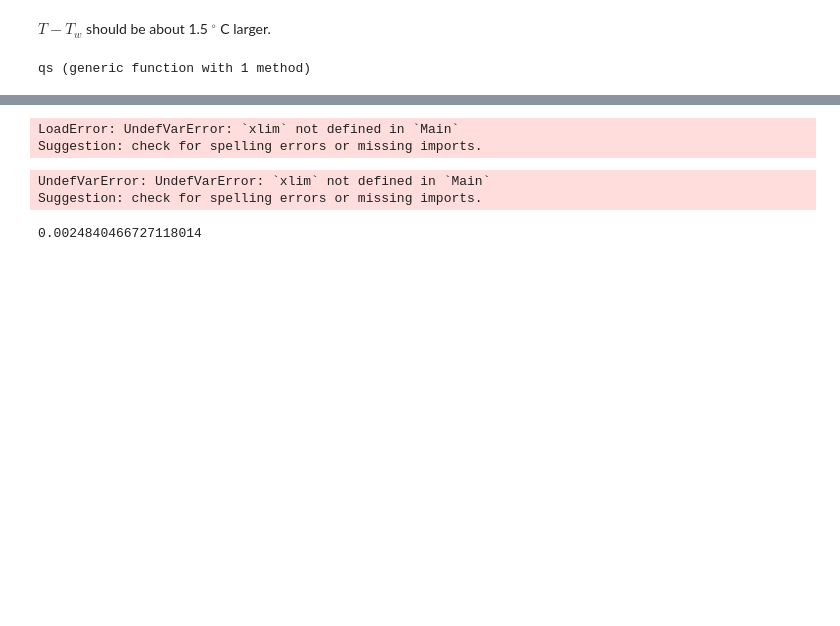
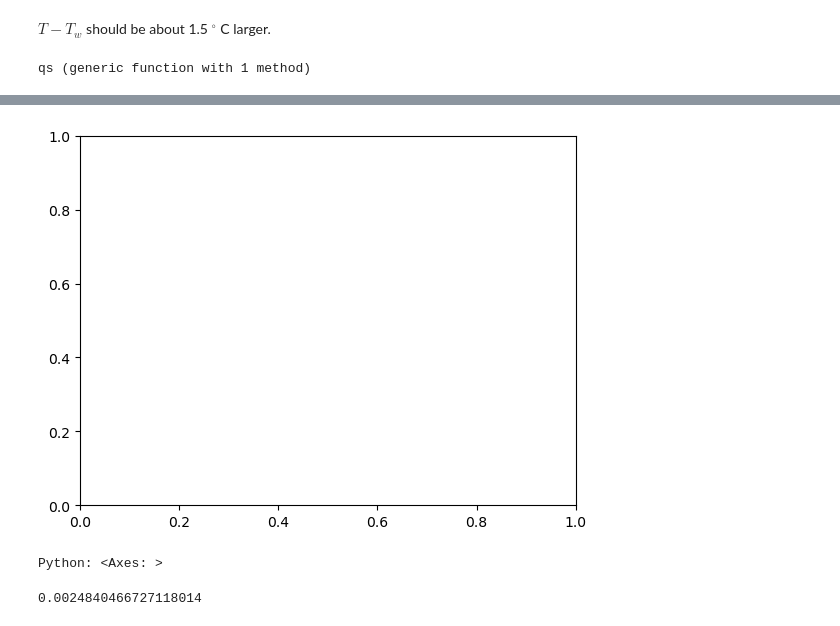
Before and after one commit to jtomfarrar/submersible_humidity_sensor, a Jupyter notebook: code/202512TankTest.ipynb, the cells around one changed output, grey strips where cells are left out. Saved outputs shown, nothing was run; the diff lists cells and outputs as text; code cells hidden in the pictures; blank space fills up the shorter version.

Commit message:
thread experiments

```diff
--- a/code/202512TankTest.ipynb
+++ b/code/202512TankTest.ipynb
@@ -227,17 +250,12 @@ Error:
-# %%
-# 4 nice tests
-xlim([DateTime(2025,12,8,15), DateTime(2025,12,8,16)])
-gcf()
-# %% [output]
-LoadError: UndefVarError: `xlim` not defined in `Main`
-Suggestion: check for spelling errors or missing imports.
-# %%
-# 2 nice tests
-xlim([DateTime(2025,12,9,21), DateTime(2025,12,9,21,30)])
-gcf()
-# %% [output]
-UndefVarError: UndefVarError: `xlim` not defined in `Main`
-Suggestion: check for spelling errors or missing imports.
+# %%
+# PythonPlot is threadsafe.
+# It doesn't work to modify a plot from one cell in another.
+fig = gcf() # now a blank new figure
+ax = gca()
+# ax.set_ylim([0,.4])
+# %% [output]
+[figure, added]
+Python: <Axes: >
 # %%
 qa_est = q_air_fcn.(21.3, 9.5) # 0.0024840466727118014
 # T1 not measured below 11 C when WXT qa = 0.025.
```
Also changed, not shown: parts of 8 cells of this notebook.
